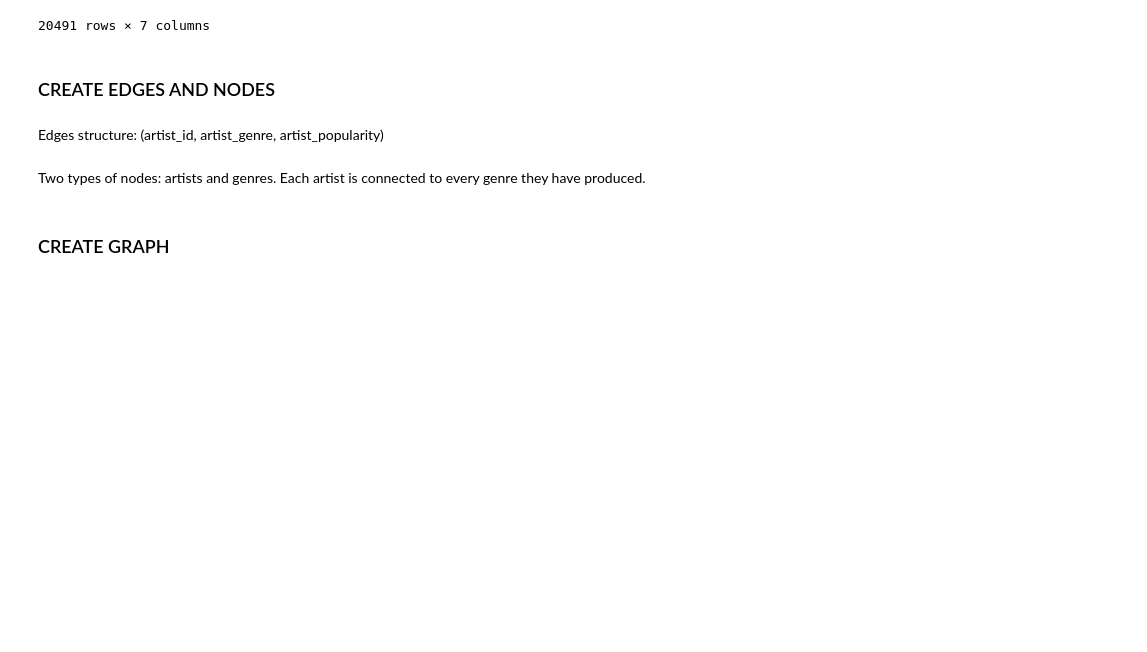
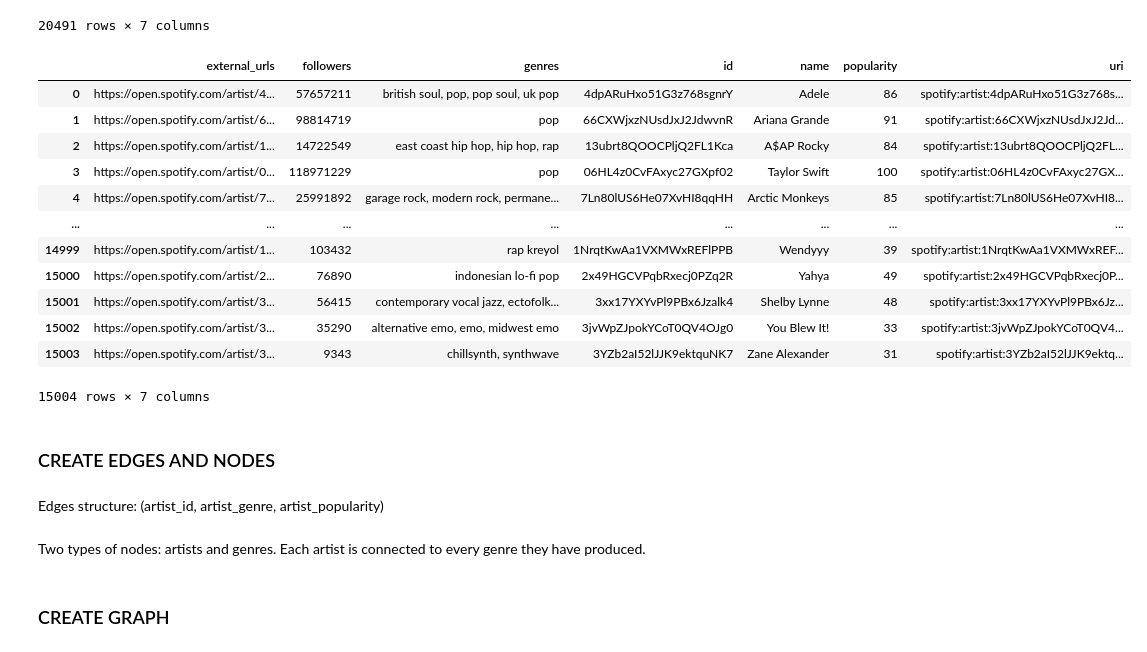
Before and after one commit to anamachadoc/UFSJ_Redes_Complexas_Trabalho_Final, a Jupyter notebook: code/popularityRecommender.ipynb, the cells around one changed output. Cells and saved outputs as stored; diff of their text form; code cells hidden in the pictures; blank space fills up the shorter version.

```diff
--- a/code/popularityRecommender.ipynb
+++ b/code/popularityRecommender.ipynb
@@ -30,6 +30,24 @@ df
 | 20489 | https://open.spotify.com/artist/0... | 0 | NaN | 0SYlWdOsemdRbGNNU6FF3h | Z | 0 | spotify:artist:0SYlWdOsemdRbGNNU6... |
 | 20490 | https://open.spotify.com/artist/3... | 9343 | chillsynth, synthwave | 3YZb2aI52lJJK9ektquNK7 | Zane Alexander | 31 | spotify:artist:3YZb2aI52lJJK9ektq... |
 20491 rows × 7 columns
+# %%
+df = df.dropna(subset=['genres'])
+df.reset_index(drop=True, inplace=True)
+df
+# %% [output]
+|  | external_urls | followers | genres | id | name | popularity | uri |
+| 0 | https://open.spotify.com/artist/4... | 57657211 | british soul, pop, pop soul, uk pop | 4dpARuHxo51G3z768sgnrY | Adele | 86 | spotify:artist:4dpARuHxo51G3z768s... |
+| 1 | https://open.spotify.com/artist/6... | 98814719 | pop | 66CXWjxzNUsdJxJ2JdwvnR | Ariana Grande | 91 | spotify:artist:66CXWjxzNUsdJxJ2Jd... |
+| 2 | https://open.spotify.com/artist/1... | 14722549 | east coast hip hop, hip hop, rap | 13ubrt8QOOCPljQ2FL1Kca | A$AP Rocky | 84 | spotify:artist:13ubrt8QOOCPljQ2FL... |
+| 3 | https://open.spotify.com/artist/0... | 118971229 | pop | 06HL4z0CvFAxyc27GXpf02 | Taylor Swift | 100 | spotify:artist:06HL4z0CvFAxyc27GX... |
+| 4 | https://open.spotify.com/artist/7... | 25991892 | garage rock, modern rock, permane... | 7Ln80lUS6He07XvHI8qqHH | Arctic Monkeys | 85 | spotify:artist:7Ln80lUS6He07XvHI8... |
+| ... | ... | ... | ... | ... | ... | ... | ... |
+| 14999 | https://open.spotify.com/artist/1... | 103432 | rap kreyol | 1NrqtKwAa1VXMWxREFlPPB | Wendyyy | 39 | spotify:artist:1NrqtKwAa1VXMWxREF... |
+| 15000 | https://open.spotify.com/artist/2... | 76890 | indonesian lo-fi pop | 2x49HGCVPqbRxecj0PZq2R | Yahya | 49 | spotify:artist:2x49HGCVPqbRxecj0P... |
+| 15001 | https://open.spotify.com/artist/3... | 56415 | contemporary vocal jazz, ectofolk... | 3xx17YXYvPl9PBx6Jzalk4 | Shelby Lynne | 48 | spotify:artist:3xx17YXYvPl9PBx6Jz... |
+| 15002 | https://open.spotify.com/artist/3... | 35290 | alternative emo, emo, midwest emo | 3jvWpZJpokYCoT0QV4OJg0 | You Blew It! | 33 | spotify:artist:3jvWpZJpokYCoT0QV4... |
+| 15003 | https://open.spotify.com/artist/3... | 9343 | chillsynth, synthwave | 3YZb2aI52lJJK9ektquNK7 | Zane Alexander | 31 | spotify:artist:3YZb2aI52lJJK9ektq... |
+15004 rows × 7 columns
 # %%
 artists_ids = {}
 for i in range(len(df)):
```
Also changed, not shown: parts of 2 cells of this notebook, 14 other files.
